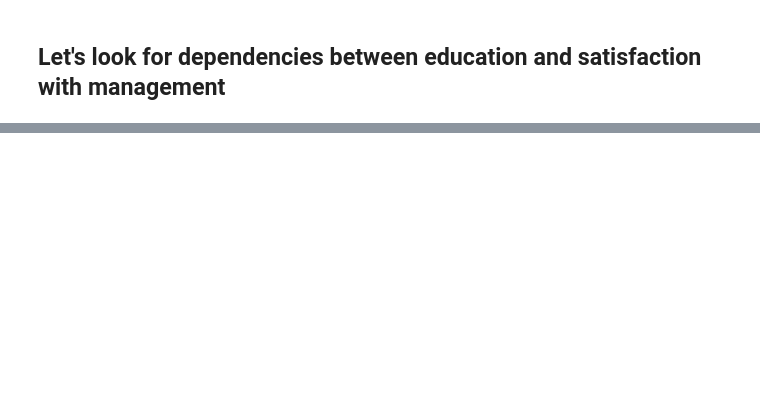
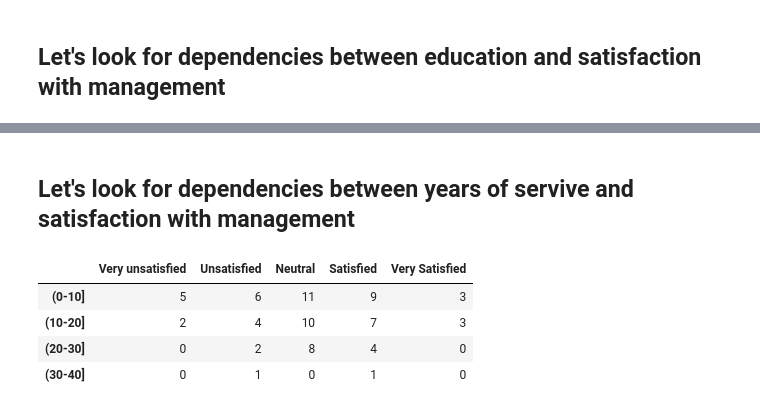
Before and after one commit to jemlau/DataAnalysisProject, a Jupyter notebook: harjoitustyöJEMINA.ipynb, the cells around one changed output, grey strips where cells are left out. Cells and saved outputs as stored; diff of their text form; code cells hidden in the pictures; blank space fills up the shorter version.

```diff
--- a/harjoitustyöJEMINA.ipynb
+++ b/harjoitustyöJEMINA.ipynb
@@ -219,0 +220,17 @@ plt.show()
+# %% [markdown]
+## Let's look for dependencies between years of servive and satisfaction with management
+# %%
+df_yosandmanag = pd.crosstab(df['yearsofservice_class'], df['sat_management'])
+
+df_yosandmanag.index = ['(0-10]', '(10-20]', '(20-30]', '(30-40]']
+df_yosandmanag.columns = ['Very unsatisfied', 'Unsatisfied', 'Neutral', 'Satisfied', 'Very Satisfied']
+
+df_yosandmanag = df_yosandmanag.astype(int)
+
+df_yosandmanag
+# %% [output]
+|  | Very unsatisfied | Unsatisfied | Neutral | Satisfied | Very Satisfied |
+| (0-10] | 5 | 6 | 11 | 9 | 3 |
+| (10-20] | 2 | 4 | 10 | 7 | 3 |
+| (20-30] | 0 | 2 | 8 | 4 | 0 |
+| (30-40] | 0 | 1 | 0 | 1 | 0 |
```
Also changed, not shown: parts of 4 cells of this notebook.
